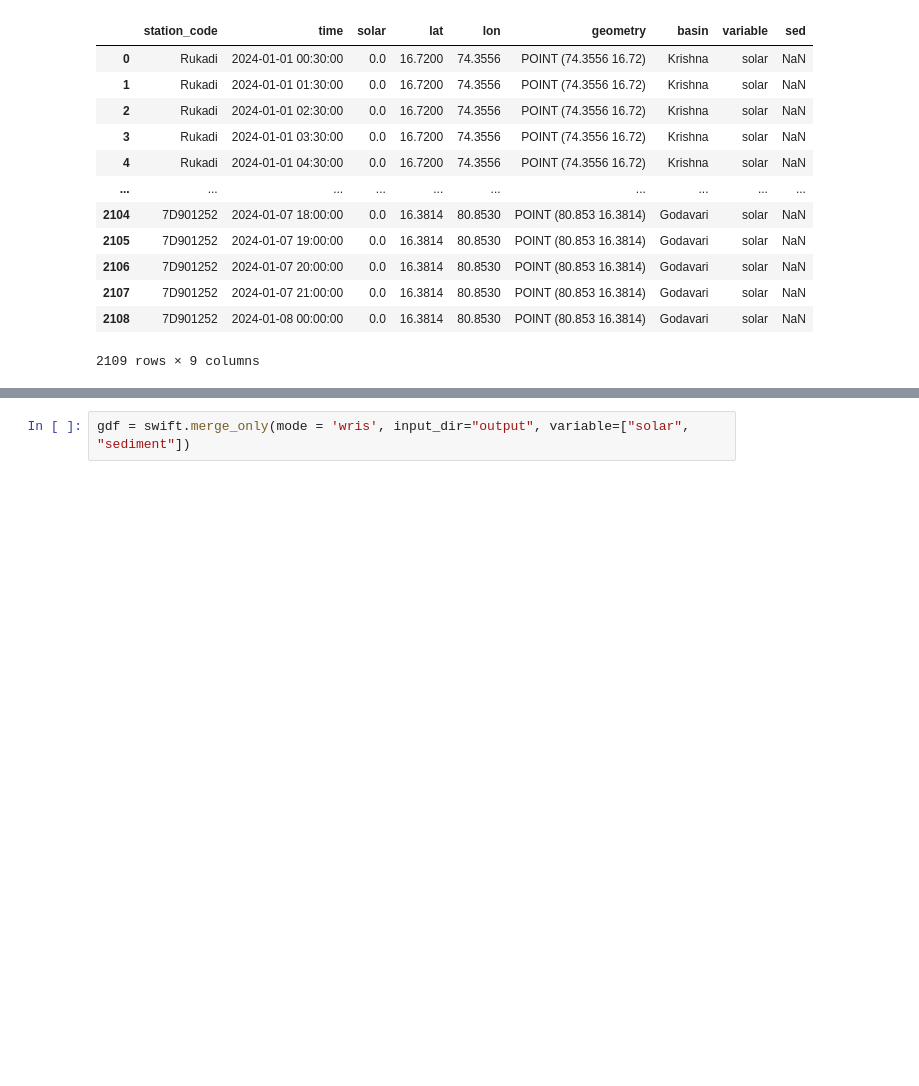
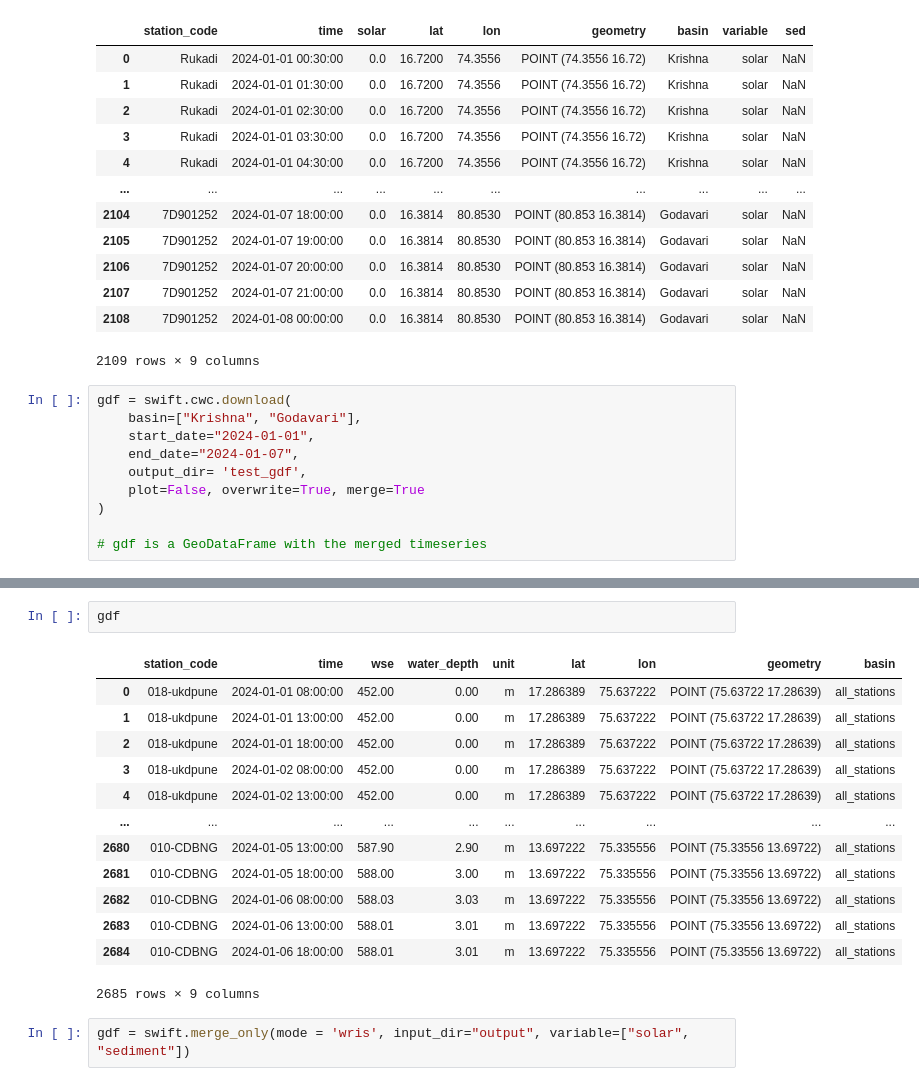
Before and after one commit to bharathk113/HydroSwift, a Jupyter notebook: swift_test.ipynb, the cells around one changed output, grey strips where cells are left out. Cells and saved outputs as stored; diff of their text form; blank space fills up the shorter version.

```diff
--- a/swift_test.ipynb
+++ b/swift_test.ipynb
@@ -882,3 +872,13 @@ gdf
 | 2107 | 7D901252 | 2024-01-07 21:00:00 | 0.0 | 16.3814 | 80.8530 | POINT (80.853 16.3814) | Godavari | solar | NaN |
 | 2108 | 7D901252 | 2024-01-08 00:00:00 | 0.0 | 16.3814 | 80.8530 | POINT (80.853 16.3814) | Godavari | solar | NaN |
 2109 rows × 9 columns
+# %%
+gdf = swift.cwc.download(
+    basin=["Krishna", "Godavari"],
+    start_date="2024-01-01",
+    end_date="2024-01-07",
+    output_dir= 'test_gdf',
+    plot=False, overwrite=True, merge=True
+)
+
+# gdf is a GeoDataFrame with the merged timeseries
@@ -885,3 +906,19 @@ gdf
+# %%
+gdf
+# %% [output]
+|  | station_code | time | wse | water_depth | unit | lat | lon | geometry | basin |
+| 0 | 018-ukdpune | 2024-01-01 08:00:00 | 452.00 | 0.00 | m | 17.286389 | 75.637222 | POINT (75.63722 17.28639) | all_stations |
+| 1 | 018-ukdpune | 2024-01-01 13:00:00 | 452.00 | 0.00 | m | 17.286389 | 75.637222 | POINT (75.63722 17.28639) | all_stations |
+| 2 | 018-ukdpune | 2024-01-01 18:00:00 | 452.00 | 0.00 | m | 17.286389 | 75.637222 | POINT (75.63722 17.28639) | all_stations |
+| 3 | 018-ukdpune | 2024-01-02 08:00:00 | 452.00 | 0.00 | m | 17.286389 | 75.637222 | POINT (75.63722 17.28639) | all_stations |
+| 4 | 018-ukdpune | 2024-01-02 13:00:00 | 452.00 | 0.00 | m | 17.286389 | 75.637222 | POINT (75.63722 17.28639) | all_stations |
+| ... | ... | ... | ... | ... | ... | ... | ... | ... | ... |
+| 2680 | 010-CDBNG | 2024-01-05 13:00:00 | 587.90 | 2.90 | m | 13.697222 | 75.335556 | POINT (75.33556 13.69722) | all_stations |
+| 2681 | 010-CDBNG | 2024-01-05 18:00:00 | 588.00 | 3.00 | m | 13.697222 | 75.335556 | POINT (75.33556 13.69722) | all_stations |
+| 2682 | 010-CDBNG | 2024-01-06 08:00:00 | 588.03 | 3.03 | m | 13.697222 | 75.335556 | POINT (75.33556 13.69722) | all_stations |
+| 2683 | 010-CDBNG | 2024-01-06 13:00:00 | 588.01 | 3.01 | m | 13.697222 | 75.335556 | POINT (75.33556 13.69722) | all_stations |
+| 2684 | 010-CDBNG | 2024-01-06 18:00:00 | 588.01 | 3.01 | m | 13.697222 | 75.335556 | POINT (75.33556 13.69722) | all_stations |
+2685 rows × 9 columns
 # %%
 gdf = swift.merge_only(mode = 'wris', input_dir="output", variable=["solar", "sediment"])
 # %% [output]
```
Also changed, not shown: parts of 7 cells of this notebook, 3 other files.
